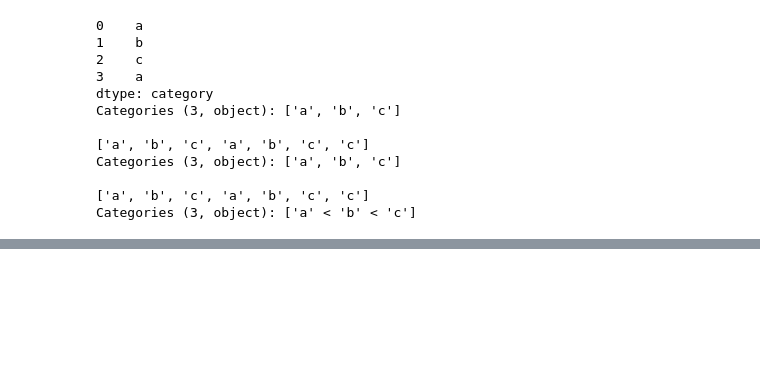
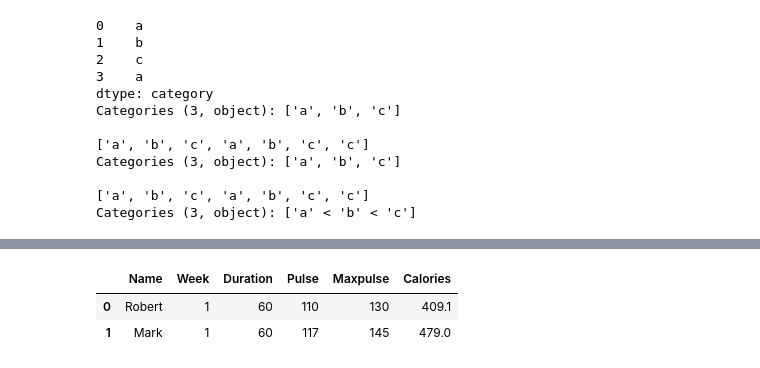
Before and after one commit to ElBulidur/t14241, a Jupyter notebook: aula_05/__main__.ipynb, the cells around one changed output, grey strips where cells are left out. Drawn from its saved outputs; the diff is of its cells as text; code cells hidden in the pictures; blank space fills up the shorter version.

```diff
--- a/aula_05/__main__.ipynb
+++ b/aula_05/__main__.ipynb
@@ -229,0 +269,9 @@ Categories (3, object): ['a' < 'b' < 'c']
+# %%
+df = pd.read_csv('data2.csv')
+
+df.shape
+df.head(2)
+# %% [output]
+|  | Name | Week | Duration | Pulse | Maxpulse | Calories |
+| 0 | Robert | 1 | 60 | 110 | 130 | 409.1 |
+| 1 | Mark | 1 | 60 | 117 | 145 | 479.0 |
```
Also changed, not shown: parts of 10 cells of this notebook, 1 other file.
